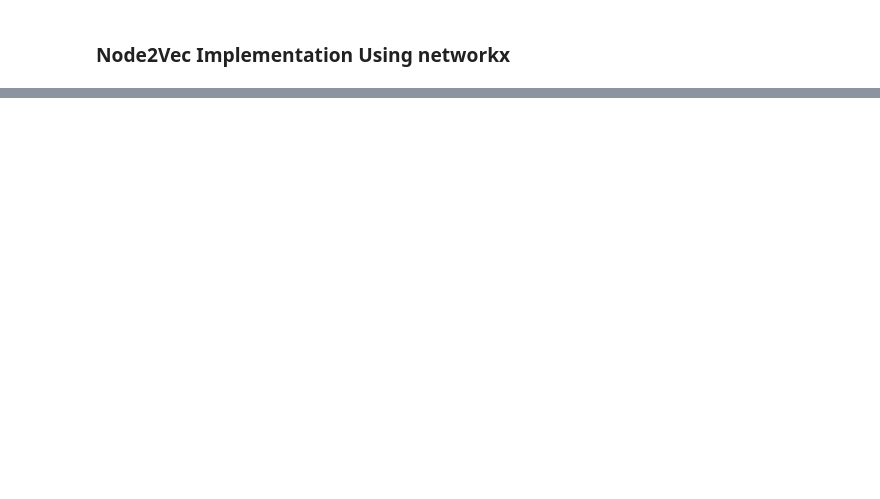
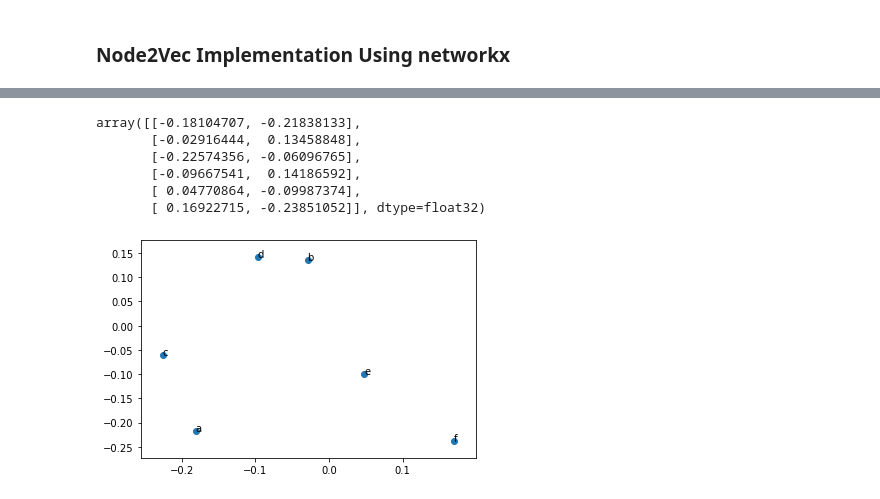
Before and after one commit to ireneromero/graph-embeddings-experiments, a Jupyter notebook: notebooks/Node2Vec_Implementation.ipynb, the cells around one changed output, grey strips where cells are left out. Cells and saved outputs as stored; diff of their text form; code cells hidden in the pictures; blank space fills up the shorter version.

Commit message:
[STABLE][v1.0][IRI] | [FIX] node2vec implementation, tested with Game of Thrones dataset

```diff
--- a/notebooks/Node2Vec_Implementation.ipynb
+++ b/notebooks/Node2Vec_Implementation.ipynb
@@ -182,9 +8,0 @@ G3_new_representation_new = G3_model_new.wv[G3.nodes()]
-# %%
-import matplotlib.pyplot as pyplt
-fig, ax = pyplt.subplots()
-x = G3_new_representation_new[:,0]
-y = G3_new_representation_new[:,1]
-ax.scatter(x, y)
-
-for i, node in enumerate(G3.nodes()):
-    ax.annotate(node, (x[i], y[i]))
@@ -192,0 +110,9 @@ for i, node in enumerate(G3.nodes()):
+# %%
+# Simple Graph (Testing Purposes)
+G = nx.DiGraph()
+G.add_edge('a', 'b', weight=0.6)
+G.add_edge('a', 'c', weight=0.2)
+G.add_edge('c', 'd', weight=0.1)
+G.add_edge('c', 'e', weight=0.7)
+G.add_edge('c', 'f', weight=0.9)
+G.add_edge('a', 'd', weight=0.3)
@@ -192,0 +132,29 @@ for i, node in enumerate(G3.nodes()):
+# %%
+g_n2v = MyNode2Vec(graph=G,
+               embedding_dimension=2,
+               walk_length=4,
+               num_walks=20,
+               p=2,
+               q=3)
+g_model = g_n2v.learn_embeddings()
+# %%
+g_embeddings = g_model.wv[G.nodes()]
+g_embeddings
+# %% [output]
+array([[-0.18104707, -0.21838133],
+       [-0.02916444,  0.13458848],
+       [-0.22574356, -0.06096765],
+       [-0.09667541,  0.14186592],
+       [ 0.04770864, -0.09987374],
+       [ 0.16922715, -0.23851052]], dtype=float32)
+# %%
+import matplotlib.pyplot as pyplt
+fig, ax = pyplt.subplots()
+x = g_embeddings[:,0]
+y = g_embeddings[:,1]
+ax.scatter(x, y)
+
+for i, node in enumerate(G.nodes()):
+    ax.annotate(node, (x[i], y[i]))
+# %% [output]
+[figure, added]
```
Also changed, not shown: parts of 38 cells of this notebook.
